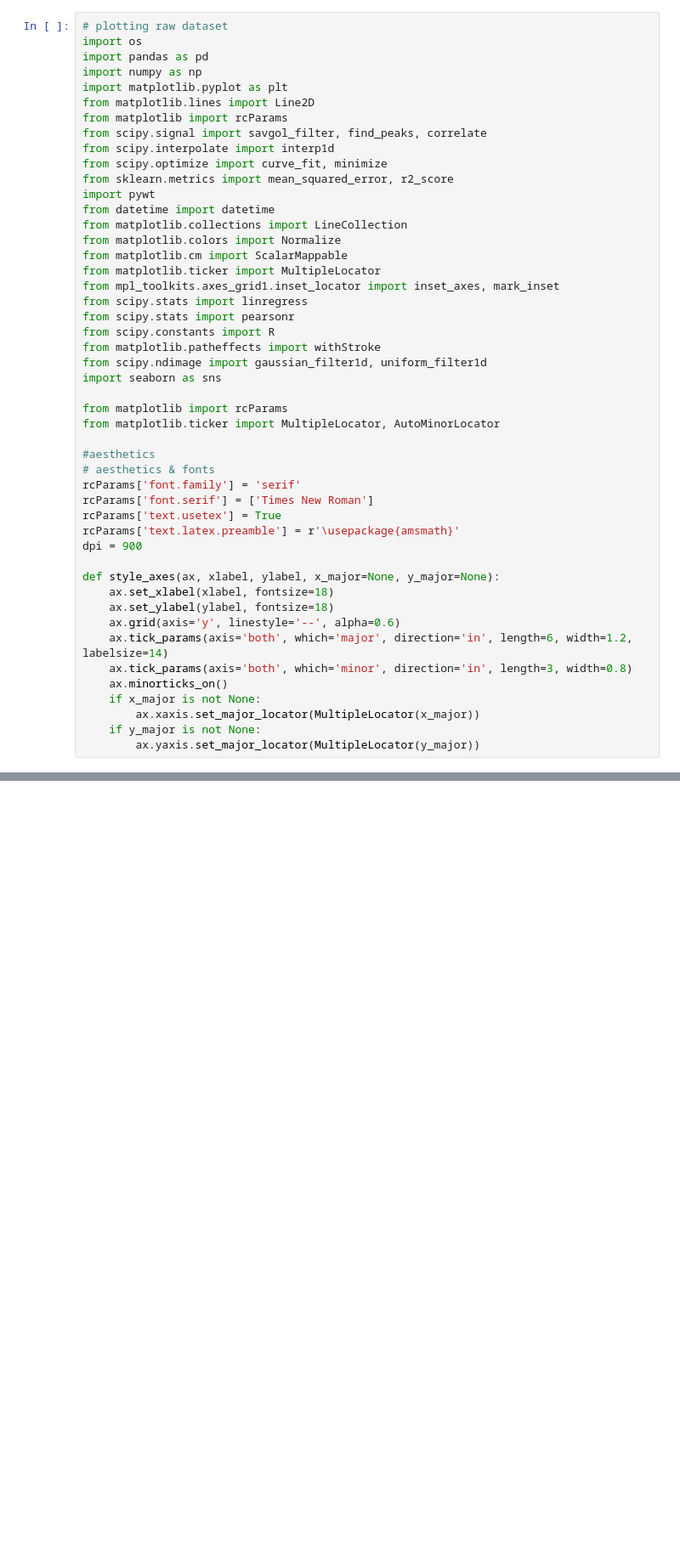
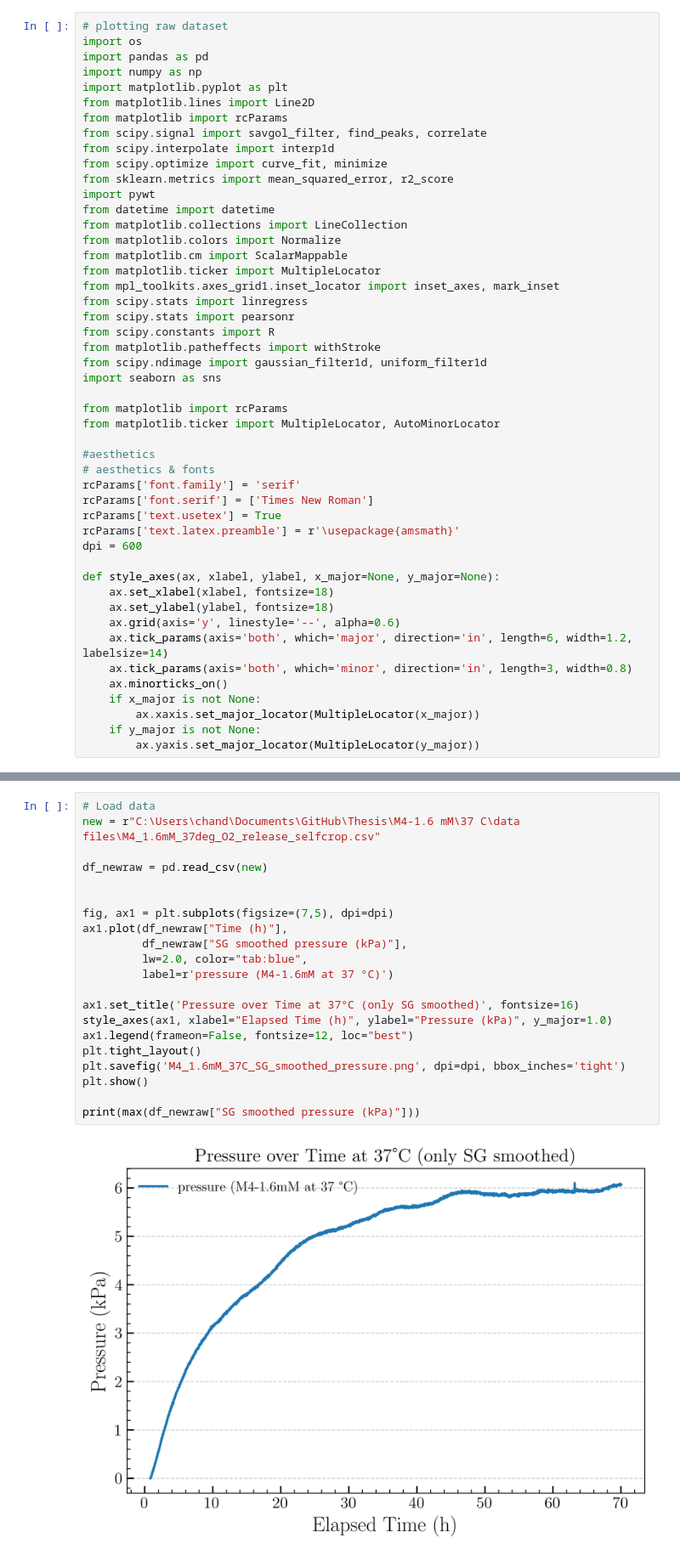
Before and after one commit to ChandrikaSethumadhavan/Master_Thesis, a Jupyter notebook: M4-1.6 mM/37 C/code files/M4_EDA.ipynb, the cells around one changed output, grey strips where cells are left out. Shown at 85% size. Drawn from its saved outputs; the diff is of its cells as text; blank space fills up the shorter version.

```diff
--- a/M4-1.6 mM/37 C/code files/M4_EDA.ipynb
+++ b/M4-1.6 mM/37 C/code files/M4_EDA.ipynb
@@ -33,7 +33,7 @@ rcParams['font.family'] = 'serif'
 rcParams['font.serif'] = ['Times New Roman']
 rcParams['text.usetex'] = True
 rcParams['text.latex.preamble'] = r'\usepackage{amsmath}'
-dpi = 900
+dpi = 600
 
 def style_axes(ax, xlabel, ylabel, x_major=None, y_major=None):
     ax.set_xlabel(xlabel, fontsize=18)
@@ -95,0 +98,23 @@ pd.DataFrame.to_csv(df_sensor, r"C:\Users\chand\Documents\GitHub\Thesis\M4-1.6 m
+# %%
+# Load data
+new = r"C:\Users\chand\Documents\GitHub\Thesis\M4-1.6 mM\37 C\data files\M4_1.6mM_37deg_O2_release_selfcrop.csv"
+
+df_newraw = pd.read_csv(new)
+
+
+fig, ax1 = plt.subplots(figsize=(7,5), dpi=dpi)
+ax1.plot(df_newraw["Time (h)"],
+         df_newraw["SG smoothed pressure (kPa)"],
+         lw=2.0, color="tab:blue",
+         label=r'pressure (M4-1.6mM at 37 °C)')
+
+ax1.set_title('Pressure over Time at 37°C (only SG smoothed)', fontsize=16)
+style_axes(ax1, xlabel="Elapsed Time (h)", ylabel="Pressure (kPa)", y_major=1.0)
+ax1.legend(frameon=False, fontsize=12, loc="best")
+plt.tight_layout()
+plt.savefig('M4_1.6mM_37C_SG_smoothed_pressure.png', dpi=dpi, bbox_inches='tight')
+plt.show()
+
+print(max(df_newraw["SG smoothed pressure (kPa)"]))
+# %% [output]
+[figure, added]
```
Also changed, not shown: parts of 4 cells of this notebook, 1 other file.
